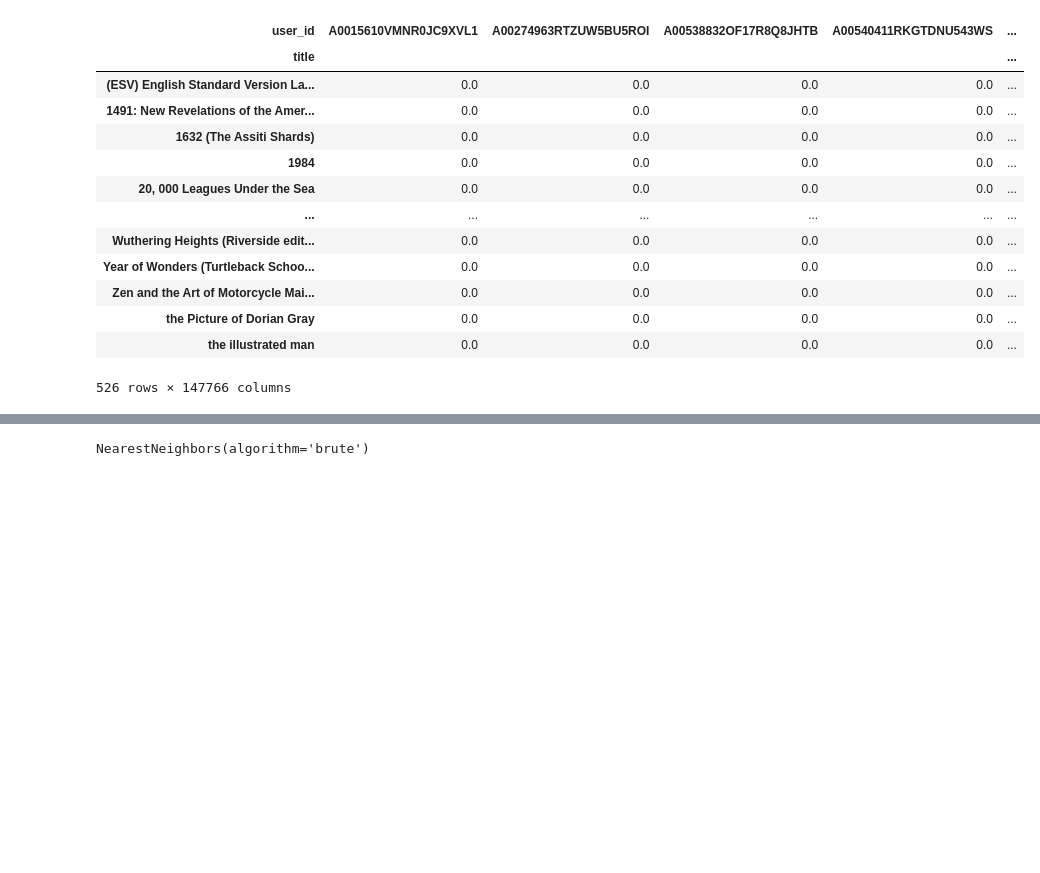
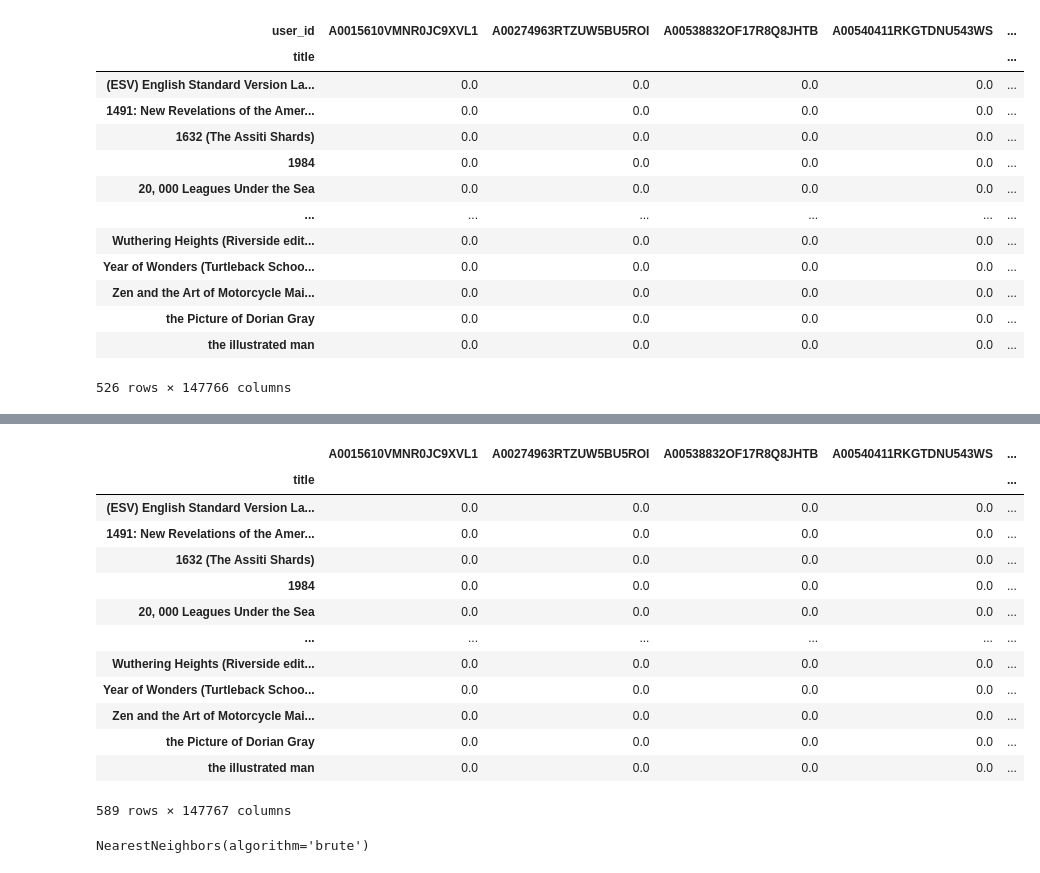
Before and after one commit to RodrigoRalhaMoreira/WinterHackhatonFCT, a Jupyter notebook: WinterHackathonAmazonDataSet.ipynb, the cells around one changed output, grey strips where cells are left out. Cells and saved outputs as stored; diff of their text form; code cells hidden in the pictures; blank space fills up the shorter version.

Commit message:
Recommendation model update (w/ authors influence)

```diff
--- a/WinterHackathonAmazonDataSet.ipynb
+++ b/WinterHackathonAmazonDataSet.ipynb
@@ -131,0 +134,4 @@ matrix_ratings
+# %%
+title_authors = books_data.drop(columns=['description', 'image', 'preview_link', 'publisher',
+       'published_date', 'info_link', 'categories', 'ratings_count'])
+title_authors
@@ -131,0 +152,6 @@ matrix_ratings
+# %%
+## deleting parenthesis, and seperate by commas
+
+title_authors['authors_splited'] = title_authors.authors.str[1:-1].str.split(', ')
+title_authors = title_authors.drop(columns=['authors'])
+title_authors
@@ -131,0 +172,4 @@ matrix_ratings
+# %%
+#explode seperate multiple authors
+title_authors = title_authors.explode('authors_splited')
+title_authors
@@ -131,0 +208,21 @@ matrix_ratings
+# %%
+#merging ratings with authors
+
+matrix_ratings_authors = matrix_ratings.merge(title_authors, on='title')
+matrix_ratings_authors = matrix_ratings_authors.set_index('title')
+matrix_ratings_authors
+# %% [output]
+|  | A0015610VMNR0JC9XVL1 | A00274963RTZUW5BU5ROI | A00538832OF17R8Q8JHTB | A00540411RKGTDNU543WS | ... |
+| title |  |  |  |  | ... |
+| (ESV) English Standard Version La... | 0.0 | 0.0 | 0.0 | 0.0 | ... |
+| 1491: New Revelations of the Amer... | 0.0 | 0.0 | 0.0 | 0.0 | ... |
+| 1632 (The Assiti Shards) | 0.0 | 0.0 | 0.0 | 0.0 | ... |
+| 1984 | 0.0 | 0.0 | 0.0 | 0.0 | ... |
+| 20, 000 Leagues Under the Sea | 0.0 | 0.0 | 0.0 | 0.0 | ... |
+| ... | ... | ... | ... | ... | ... |
+| Wuthering Heights (Riverside edit... | 0.0 | 0.0 | 0.0 | 0.0 | ... |
+| Year of Wonders (Turtleback Schoo... | 0.0 | 0.0 | 0.0 | 0.0 | ... |
+| Zen and the Art of Motorcycle Mai... | 0.0 | 0.0 | 0.0 | 0.0 | ... |
+| the Picture of Dorian Gray | 0.0 | 0.0 | 0.0 | 0.0 | ... |
+| the illustrated man | 0.0 | 0.0 | 0.0 | 0.0 | ... |
+589 rows × 147767 columns
```
Also changed, not shown: parts of 18 cells of this notebook, 1 other file.
